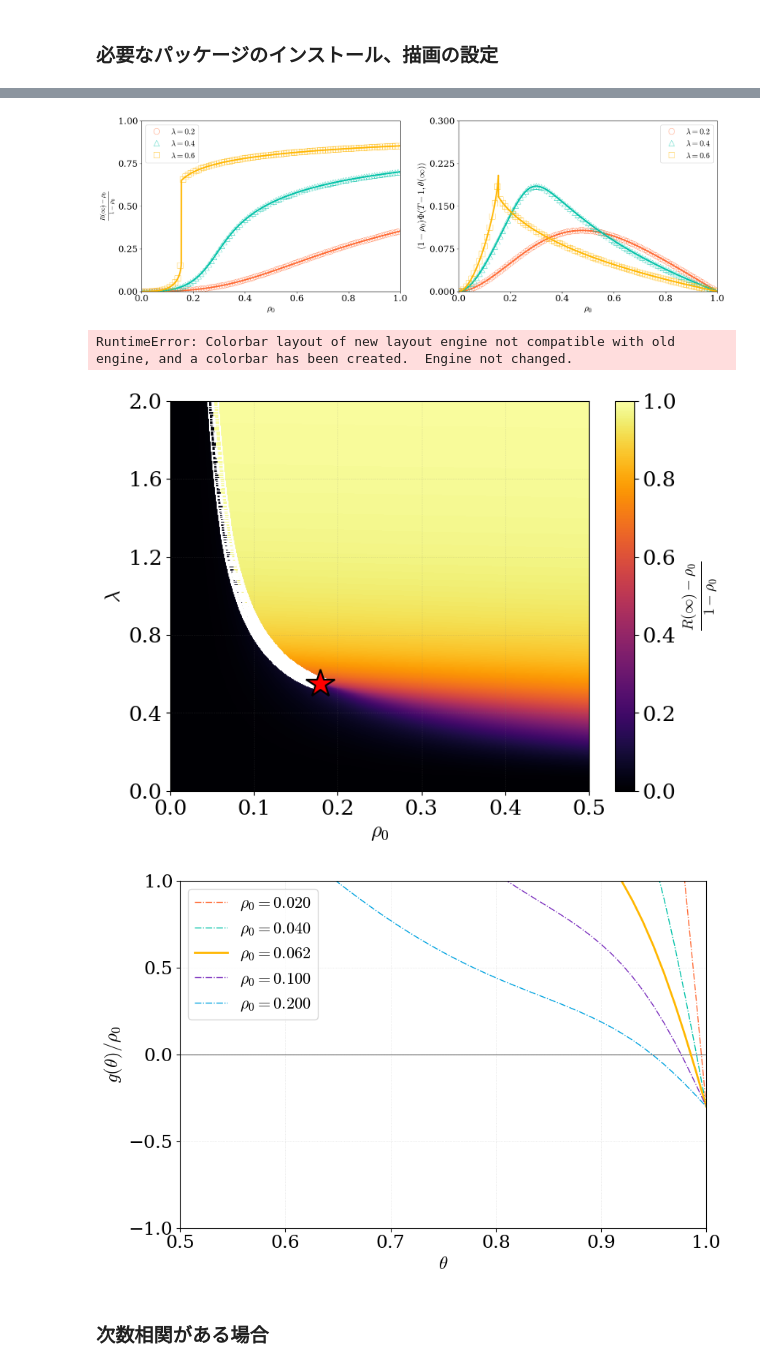
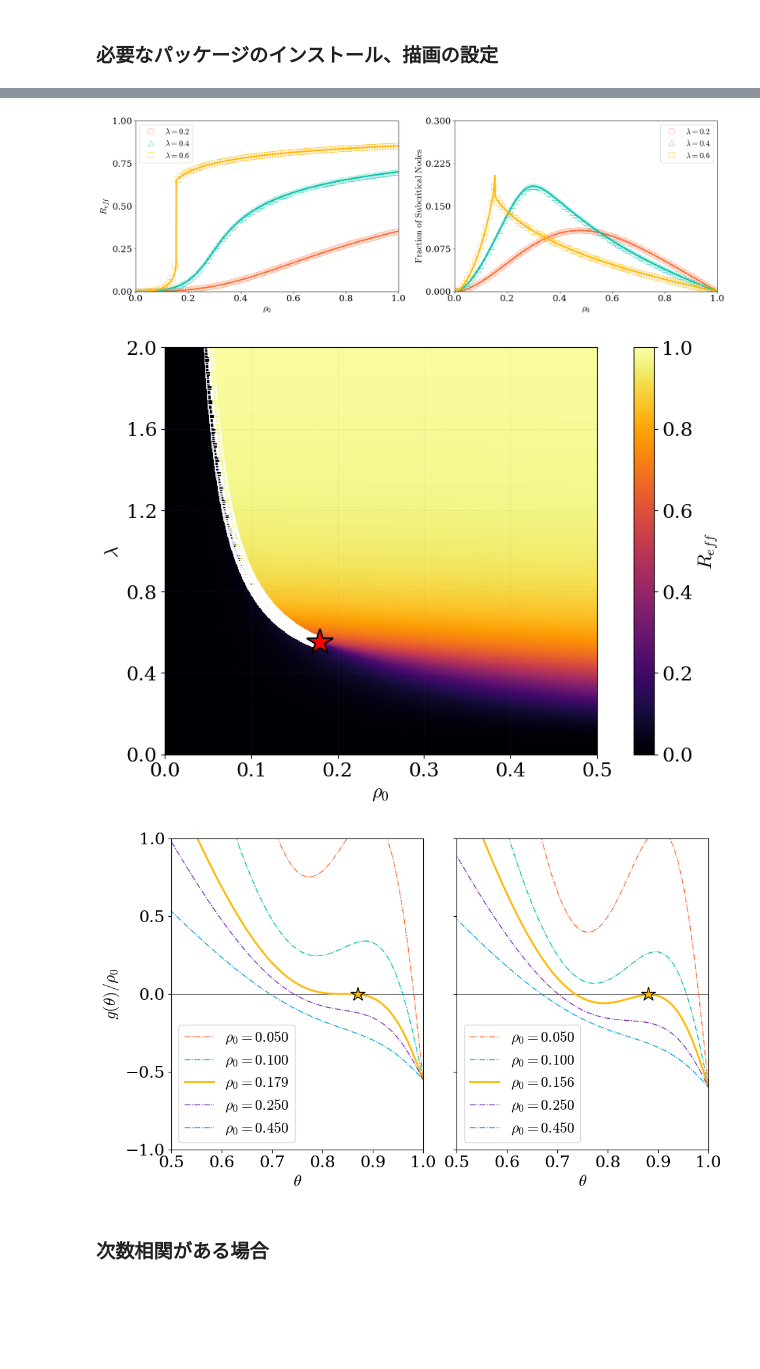
Before and after one commit to Kojirouuuu/directed-network-simulations, a Jupyter notebook: notebooks/directed-ebcm.ipynb, the cells around one changed output, grey strips where cells are left out. Cells and saved outputs as stored; diff of their text form; code cells hidden in the pictures; blank space fills up the shorter version.

Commit message:
chore: update directed-ebcm notebook
Made-with: Cursor

```diff
--- a/notebooks/directed-ebcm.ipynb
+++ b/notebooks/directed-ebcm.ipynb
@@ -162,7 +162,8 @@ for lidx, lambda_d in enumerate(lambda_d_values):
     )
 
     ax[0].set_xlabel(rf"$\rho_0$")
-    ax[0].set_ylabel(rf"$\frac{{R(\infty)-\rho_0}}{{1-\rho_0}}$")
+    # ax[0].set_ylabel(rf"$\frac{{R(\infty)-\rho_0}}{{1-\rho_0}}$")
+    ax[0].set_ylabel(rf"$R_{{eff}}$")
     ax[0].set_xlim(0, 1)
     ax[0].set_ylim(0, 1)
     # ax[0].grid(linestyle="-", alpha=0.3)
@@ -170,7 +171,9 @@ for lidx, lambda_d in enumerate(lambda_d_values):
     ax[0].legend()
 
     ax[1].set_xlabel(rf"$\rho_0$")
-    ax[1].set_ylabel(rf"$(1-\rho_0)\Phi(T-1, \theta(\infty))$")
+    # ax[1].set_ylabel(rf"$(1-\rho_0)\Phi(T-1, \theta(\infty))$")
+    # ax[1].set_ylabel(rf"$(1-\rho_0)\sum_{{j, k}}P(j, k) \phi_m(j, T-1)$")
+    ax[1].set_ylabel(rf"$\rm{{Fraction \ of \ Subcritical \ Nodes}}$")
     ax[1].set_xlim(0, 1)
     ax[1].set_ylim(0, 0.3)
     # ax[1].grid(linestyle="-", alpha=0.3)
@@ -185,10 +188,10 @@ for a in ax:
     a.set_yticks(ticks)
 
 plt.tight_layout()
-# plt.savefig("fig/R-and-Phi.png", dpi=300)
+plt.savefig("fig/R-and-Phi.png", dpi=300)
 plt.show()
 # %% [output]
-[figure, old version]
+[figure, new version]
 # %%
 ebcm_rho0_values = g["rho0"].values
 ebcm_lambda_d_values = g["lambda_d"].values
@@ -246,9 +249,9 @@ p = p.squeeze().T.plot(
 
 ax.plot(lambda_c_horizontal, lambda_c_vertical,
         linestyle="--", color="w", linewidth=2.5,
-        marker="", markersize=8,
+        marker="s", markersize=8,
         markerfacecolor="none", markeredgecolor="w",
-        markeredgewidth=0.8)
+        markeredgewidth=0.6)
 
 ax.plot(lambda_c2_horizontal, lambda_c2_vertical,
         linestyle="", marker="*", markersize=25,
@@ -265,28 +268,27 @@ ax.set_xlabel(rf"$\rho_0$")
 ax.set_ylabel(rf"$\lambda$")
 ax.set_title("")
 
-fig.colorbar(p, ax=ax, label=rf"$\frac{{R(\infty) - \rho_0}}{{1 - \rho_0}}$")
-plt.tight_layout()
+# fig.colorbar(p, ax=ax, label=rf"$\frac{{R(\infty) - \rho_0}}{{1 - \rho_0}}$")
+fig.colorbar(p, ax=ax, label=rf"$R_{{eff}}$")
 plt.savefig("fig/map.png", dpi=300)
 plt.show()
 # %% [output]
-RuntimeError: Colorbar layout of new layout engine not compatible with old engine, and a colorbar has been created.  Engine not changed.
-[figure, old version]
+[figure, new version]
 # %%
 cfg = build_ebcm_config("Poi", mean=12.7, kmax=1000)
 D = build_degree_dist(cfg)
 Binom = build_binom(D.ki_max)
 # out["t"], out["theta_d"], out["S"], out["A"], out["R"]
 
-ebcm_rho0_idx_list = [50, 100, 156, 250, 500]
-ebcm_lambda_d_idx_list = [150]
+ebcm_rho0_idx_list = [[100, 200, 359, 500, 900], [100, 200, 312, 500, 900]]
+# ebcm_lambda_d_idx_list = [300, 275]
+ebcm_lambda_d_idx_list = [275, 300]
+tan_idx_list = [2, 2]
 # %%
 dtheta_d = 0.01
 theta_d_values = np.arange(0.0, 1.0+dtheta_d, dtheta_d)
 
-tan_idx = 2
-
-fig, axes = plt.subplots(1, len(ebcm_lambda_d_idx_list), figsize=(9*len(ebcm_lambda_d_idx_list), 6))
+fig, axes = plt.subplots(1, len(ebcm_lambda_d_idx_list), figsize=(5*len(ebcm_lambda_d_idx_list), 6), sharey=True)
 
 if len(ebcm_lambda_d_idx_list) == 1:
     axes = [axes]
@@ -295,7 +297,8 @@ for i, lambda_d_idx in enumerate(ebcm_lambda_d_idx_list):
     axes[i].axhline(0.0, color="black", linewidth=0.5)
 
     lambda_d = ebcm_lambda_d_values[lambda_d_idx]
-    for j, rho0_idx in enumerate(ebcm_rho0_idx_list):
+    cur_rho0_idx_list = ebcm_rho0_idx_list[i]
+    for j, rho0_idx in enumerate(cur_rho0_idx_list):
         rho0 = ebcm_rho0_values[rho0_idx]
         dynamics = DynamicsConfig(T=show_T, rho0=rho0, lambda_d=lambda_d, mu=mu)
 
@@ -305,38 +308,42 @@ for i, lambda_d_idx in enumerate(ebcm_lambda_d_idx_list):
 
         plot_gd_list = gd_list / rho0
         # plot_gd_list = gd_list
+        tan_idx = tan_idx_list[i]
         ls = "-." if j != tan_idx else "-"
         lw = 1.0 if j != tan_idx else 2.0
         axes[i].plot(theta_d_values, plot_gd_list, color=colors[j], label=rf"$\rho_0={rho0:.3f}$", linestyle=ls, linewidth=lw)
         if j == tan_idx:
             tangent_theta_d = np.nan
 
             for tidx in range(len(theta_d_values)):
                 theta_d = theta_d_values[-tidx]
                 if abs(g_d(D=D, dynamics=dynamics, Binom=Binom, theta_d_val=theta_d)) < 1e-3:
                     tangent_theta_d = theta_d
-                    axes[i].plot(tangent_theta_d, 0, color=colors[j], ls="", marker="*", markersize=16, markeredgecolor="black", markeredgewidth=1)
+                    cur_marker = "*" if i == 0 else "*"
+                    axes[i].plot(tangent_theta_d, 0, color=colors[j], ls="", marker=cur_marker, markersize=16, markeredgecolor="black", markeredgewidth=1)
                     break
 
         axes[i].set_xlabel(rf"$\theta$")
-        axes[i].set_ylabel(rf"$g(\theta) / \rho_0$")
+        if i == 0:
+            axes[i].set_ylabel(rf"$g(\theta) / \rho_0$")
         axes[i].set_xlim(0.5, 1.0)
         axes[i].set_ylim(-1.0, 1.0)
-        axes[i].grid(True, alpha=0.3)
+        # axes[i].set_title(rf"$\lambda_d={lambda_d:.2f}$")
+        # axes[i].grid(True, alpha=0.3)
         axes[i].legend()
 
 n_ticks = 5  # 揃えたい目盛り数
 
 for a in axes:
     ymin, ymax = a.get_ylim()
     ticks = np.linspace(ymin, ymax, n_ticks)
     a.set_yticks(ticks)
 
 plt.tight_layout()
 plt.savefig("fig/ebcm_theta_d.png", dpi=300)
 plt.show()
 # %% [output]
-[figure, old version]
+[figure, new version]
 # %% [markdown]
 ### 次数相関がある場合
 # %% [markdown]
```
Also changed, not shown: parts of 3 cells of this notebook.
